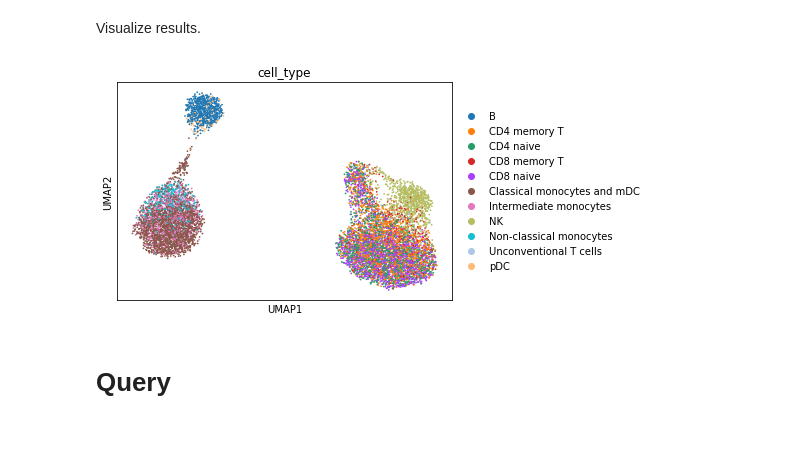
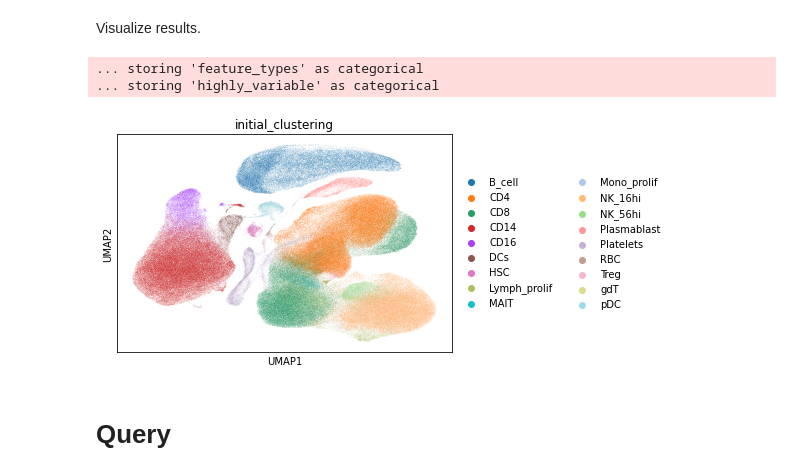
Before and after one commit to theislab/multimil, a Jupyter notebook: notebooks/multimil-query-to-ref-tutorial.ipynb, the cells around one changed output. Drawn from its saved outputs; the diff is of its cells as text; code cells hidden in the pictures; blank space fills up the shorter version.

````diff
--- a/notebooks/multimil-query-to-ref-tutorial.ipynb
+++ b/notebooks/multimil-query-to-ref-tutorial.ipynb
@@ -15,8 +15,8 @@ The autoreload extension is already loaded. To reload it, use:
 # %% [markdown]
 We recommend using raw counts for scRNA-seq and TF-IDF normalized expression for ATAC-seq. You can also input binarized counts for ATAC, but normalized expression seems to integrate a bit better.
 # %%
-rna = sc.read('../../../data/stephenson-2021/stephenson2021_rna_hvg_test.h5ad')
-adt = sc.read('../../../data/stephenson-2021/stephenson2021_adt_test.h5ad')
+rna = sc.read('/home/icb/anastasia.litinetskaya/data/stephenson-2021/stephenson2021_rna_hvg.h5ad')
+adt = sc.read('/home/icb/anastasia.litinetskaya/data/stephenson-2021/stephenson2021_adt.h5ad')
 # %%
 rna
 # %% [output]
@@ -34,6 +34,11 @@ AnnData object with n_obs × n_vars = 10000 × 192
     var: 'feature_types'
     obsm: 'X_pca', 'X_pca_harmony', 'X_umap'
     layers: 'count'
+# %%
+idx = adt.obs['patient_id'].sort_values().index
+# %%
+adt = adt[idx].copy()
+rna = rna[idx].copy()
 # %% [markdown]
 # Prep the input AnnData object
 # %% [markdown]
@@ -69,3 +69,6 @@ Sanity check: in case of multiple datasets `len(adata)` should be equal `len(rna
+# %%
+query = adata[adata.obs['split'] == 'test']
+adata = adata[adata.obs['split'] == 'train']
 # %% [markdown]
 From now on, we work with one concatenated anndata object ```adata```.
 # %% [markdown]
@@ -145,6 +194,8 @@ Visualize results.
 # %%
 sc.pp.neighbors(adata, use_rep='latent')
 sc.tl.umap(adata)
-sc.pl.umap(adata, color='cell_type')
+sc.pl.umap(adata, color='initial_clustering')
 # %% [output]
+... storing 'feature_types' as categorical
+... storing 'highly_variable' as categorical
-[figure, old version]
+[figure, new version]
````
Also changed, not shown: parts of 31 cells of this notebook, 10 other files.
